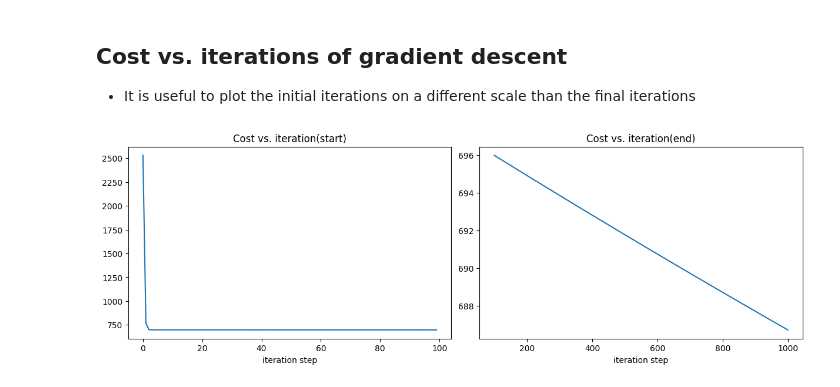
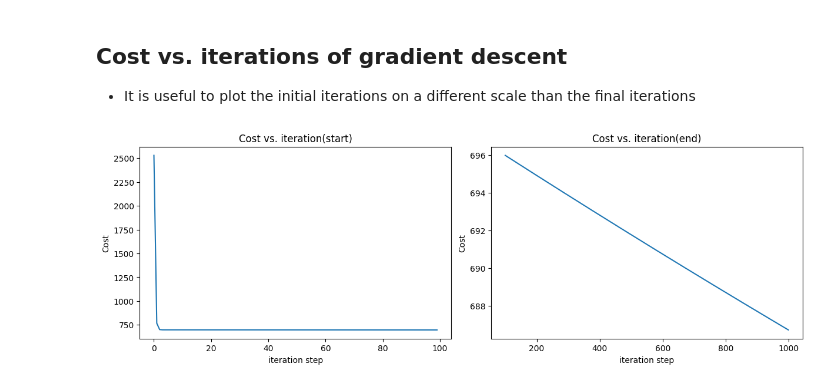
Before and after one commit to PaulToronto/Stanford-Andrew-Ng-Machine-Learning-Specialization, a Jupyter notebook: 1_2_1_4_Lab_Multiple_linear_regression.ipynb, the cells around one changed output. Cells and saved outputs as stored; diff of their text form; code cells hidden in the pictures.

```diff
--- a/1_2_1_4_Lab_Multiple_linear_regression.ipynb
+++ b/1_2_1_4_Lab_Multiple_linear_regression.ipynb
@@ -365,15 +365,18 @@ for i in range(X_train.shape[0]):
 # %%
 fig, (ax1, ax2) = plt.subplots(1, 2, constrained_layout=True, figsize=(12, 4))
 
 ax1.plot(J_hist[:100])
 ax2.plot(100 + np.arange(len(J_hist[100:])), J_hist[100:])
 
 ax1.set_title('Cost vs. iteration(start)')
 ax2.set_title('Cost vs. iteration(end)')
 
 ax1.set_xlabel('iteration step')
 ax2.set_xlabel(ax1.get_xlabel())
 
+ax1.set_ylabel('Cost')
+ax2.set_ylabel(ax1.get_ylabel())
+
 plt.show()
 # %% [output]
-[figure, old version]
+[figure, new version]
```
